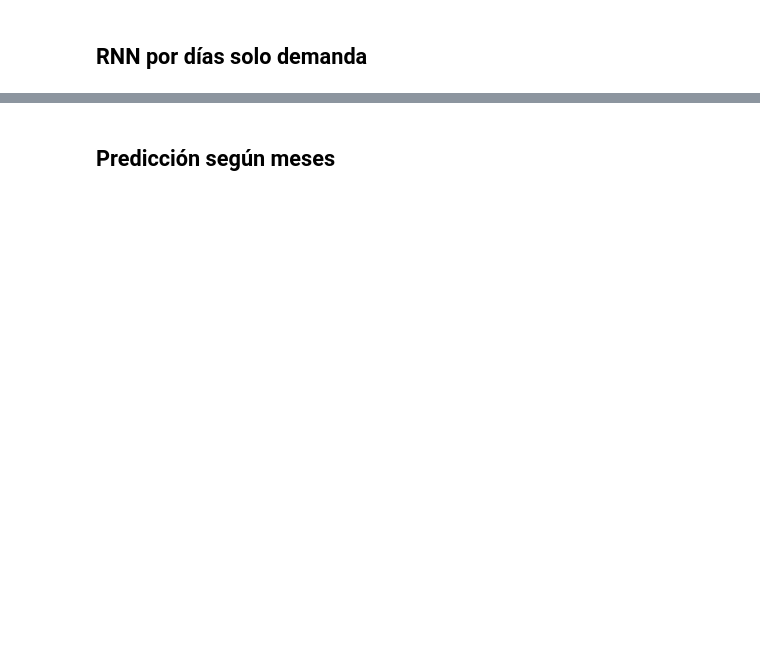
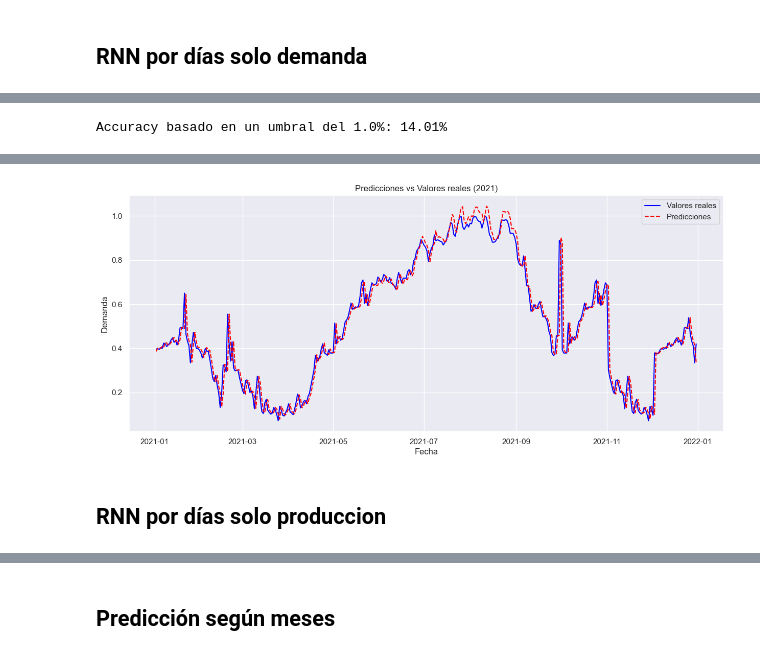
Before and after one commit to Josdelser/Prosumer-TFM, a Jupyter notebook: MLE-Prosumer.ipynb, the cells around one changed output, grey strips where cells are left out. Saved outputs shown, nothing was run; the diff lists cells and outputs as text; code cells hidden in the pictures; blank space fills up the shorter version.

```diff
--- a/MLE-Prosumer.ipynb
+++ b/MLE-Prosumer.ipynb
@@ -713,0 +1458,26 @@ plt.show()
+# %%
+predictions = model.predict(X_val)
+predictions = scaler.inverse_transform(np.hstack((np.zeros(predictions.shape), predictions)))[:,1]
+threshold = 0.01
+correct_predictions = np.abs(predictions - val_data['Demanda'].iloc[1:].values) <= threshold * val_data['Demanda'].iloc[1:].values
+accuracy = np.mean(correct_predictions)
+
+print(f"Accuracy basado en un umbral del {threshold*100}%: {accuracy*100:.2f}%")
+# %% [output]
+Accuracy basado en un umbral del 1.0%: 14.01%
+# %%
+
+predictions = model.predict(X_val)
+predictions = scaler.inverse_transform(np.hstack((np.zeros(predictions.shape), predictions)))[:,1]
+
+# Visualizar las predicciones frente a los valores reales
+plt.figure(figsize=(15, 6))
+plt.plot(val_data.index[1:], val_data['Demanda'].iloc[1:].values, label="Valores reales", color='blue')
+plt.plot(val_data.index[1:], predictions, label="Predicciones", color='red', linestyle='dashed')
+plt.title("Predicciones vs Valores reales (2021)")
+plt.xlabel("Fecha")
+plt.ylabel("Demanda")
+plt.legend()
+plt.grid(True)
+plt.show()
+# %% [output]
@@ -713,0 +1485,3 @@ plt.show()
+[figure, added]
+# %% [markdown]
+## RNN por días solo produccion
```
Also changed, not shown: parts of 123 cells of this notebook, 5 other files.
